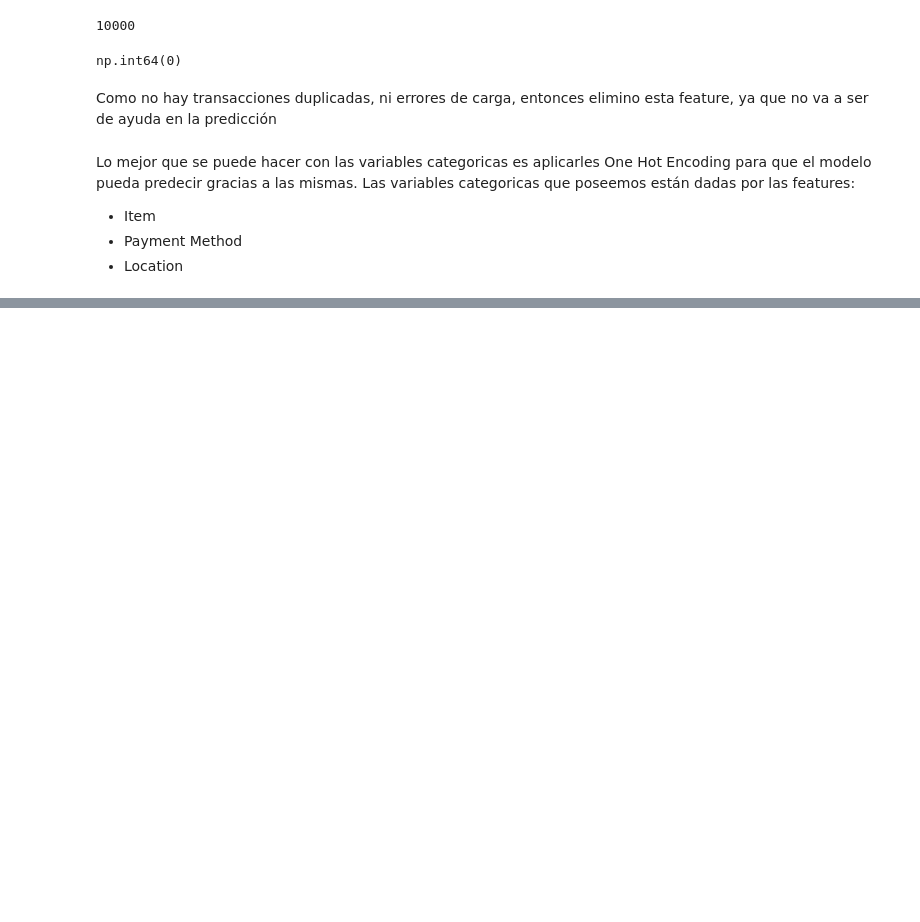
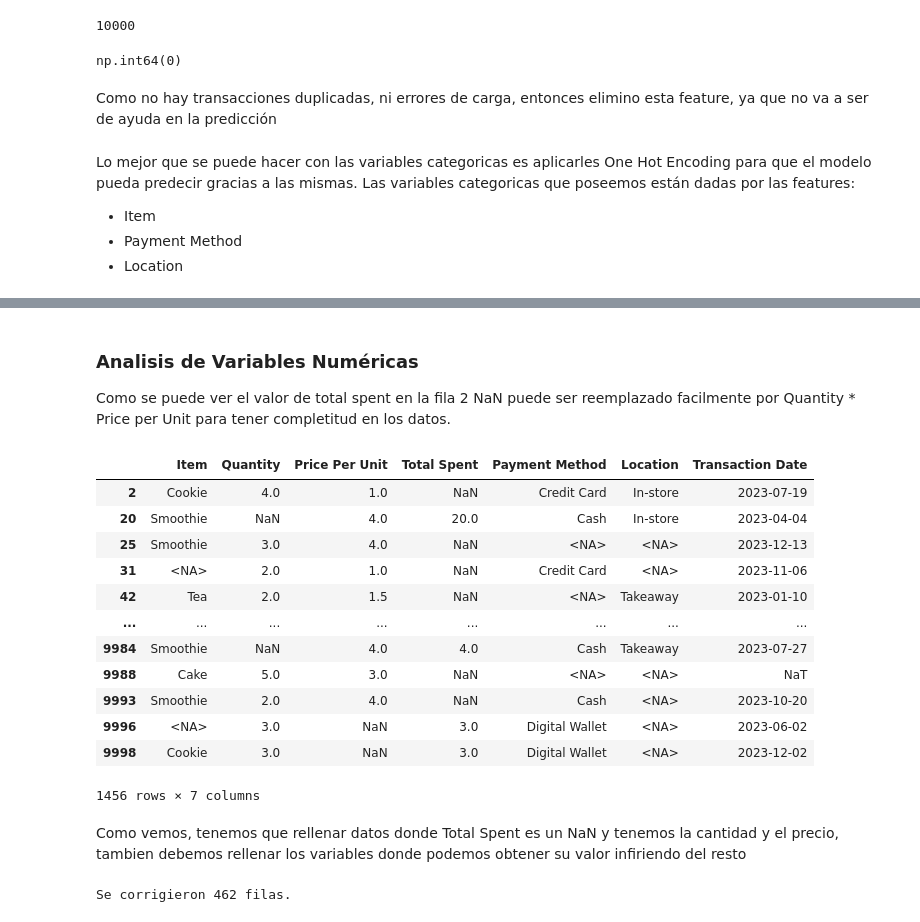
Before and after one commit to MauricioLlugdar/CoffeeShop-Sales, a Jupyter notebook: 01_CoffeeShopSales_Analysis_Exploration_Cleaning.ipynb, the cells around one changed output, grey strips where cells are left out. Drawn from its saved outputs; the diff is of its cells as text; code cells hidden in the pictures; blank space fills up the shorter version.

Commit message:
Conversión de tipos, limpieza de variables numericas y plan de acción para variables categóricas

```diff
--- a/01_CoffeeShopSales_Analysis_Exploration_Cleaning.ipynb
+++ b/01_CoffeeShopSales_Analysis_Exploration_Cleaning.ipynb
@@ -144,0 +149,10 @@ Lo mejor que se puede hacer con las variables categoricas es aplicarles One Hot
+# %%
+df = df.replace(["UNKNOWN", "ERROR"], np.nan)
+
+for col in ["Item", "Payment Method", "Location"]:
+    df[col] = df[col].astype("string").str.strip()
+
+for col in ["Quantity", "Price Per Unit", "Total Spent"]:
+    df[col] = pd.to_numeric(df[col], errors="coerce")
+
+df["Transaction Date"] = pd.to_datetime(df["Transaction Date"], errors="coerce")
@@ -144,0 +198,38 @@ Lo mejor que se puede hacer con las variables categoricas es aplicarles One Hot
+# %% [markdown]
+### Analisis de Variables Numéricas
+
+Como se puede ver el valor de total spent en la fila 2 NaN puede ser reemplazado facilmente por Quantity * Price per Unit para tener completitud en los datos.
+# %%
+df.loc[df["Total Spent"] != df["Quantity"] * df["Price Per Unit"]]
+# %% [output]
+|  | Item | Quantity | Price Per Unit | Total Spent | Payment Method | Location | Transaction Date |
+| 2 | Cookie | 4.0 | 1.0 | NaN | Credit Card | In-store | 2023-07-19 |
+| 20 | Smoothie | NaN | 4.0 | 20.0 | Cash | In-store | 2023-04-04 |
+| 25 | Smoothie | 3.0 | 4.0 | NaN | <NA> | <NA> | 2023-12-13 |
+| 31 | <NA> | 2.0 | 1.0 | NaN | Credit Card | <NA> | 2023-11-06 |
+| 42 | Tea | 2.0 | 1.5 | NaN | <NA> | Takeaway | 2023-01-10 |
+| ... | ... | ... | ... | ... | ... | ... | ... |
+| 9984 | Smoothie | NaN | 4.0 | 4.0 | Cash | Takeaway | 2023-07-27 |
+| 9988 | Cake | 5.0 | 3.0 | NaN | <NA> | <NA> | NaT |
+| 9993 | Smoothie | 2.0 | 4.0 | NaN | Cash | <NA> | 2023-10-20 |
+| 9996 | <NA> | 3.0 | NaN | 3.0 | Digital Wallet | <NA> | 2023-06-02 |
+| 9998 | Cookie | 3.0 | NaN | 3.0 | Digital Wallet | <NA> | 2023-12-02 |
+1456 rows × 7 columns
+# %% [markdown]
+Como vemos, tenemos que rellenar datos donde Total Spent es un NaN y tenemos la cantidad y el precio, tambien debemos rellenar los variables donde podemos obtener su valor infiriendo del resto
+# %%
+# 1. Creamos una máscara para identificar dónde podemos calcular el total
+# (Necesitamos que Quantity y Price Per Unit no sean nulos)
+mask_puedo_calcular = df['Quantity'].notna() & df['Price Per Unit'].notna()
+
+# 2. Dentro de esas filas, buscamos las que están mal (valor distinto al producto o es NaN)
+mask_error = (df['Total Spent'] != (df['Quantity'] * df['Price Per Unit']))
+
+# Combinamos ambas: actualizamos solo si tenemos los datos y hay un error/nulo
+condicion_final = mask_puedo_calcular & mask_error
+
+df.loc[condicion_final, 'Total Spent'] = df['Quantity'] * df['Price Per Unit']
+
+print(f"Se corrigieron {condicion_final.sum()} filas.")
+# %% [output]
+Se corrigieron 462 filas.
```
Also changed, not shown: parts of 21 cells of this notebook.
